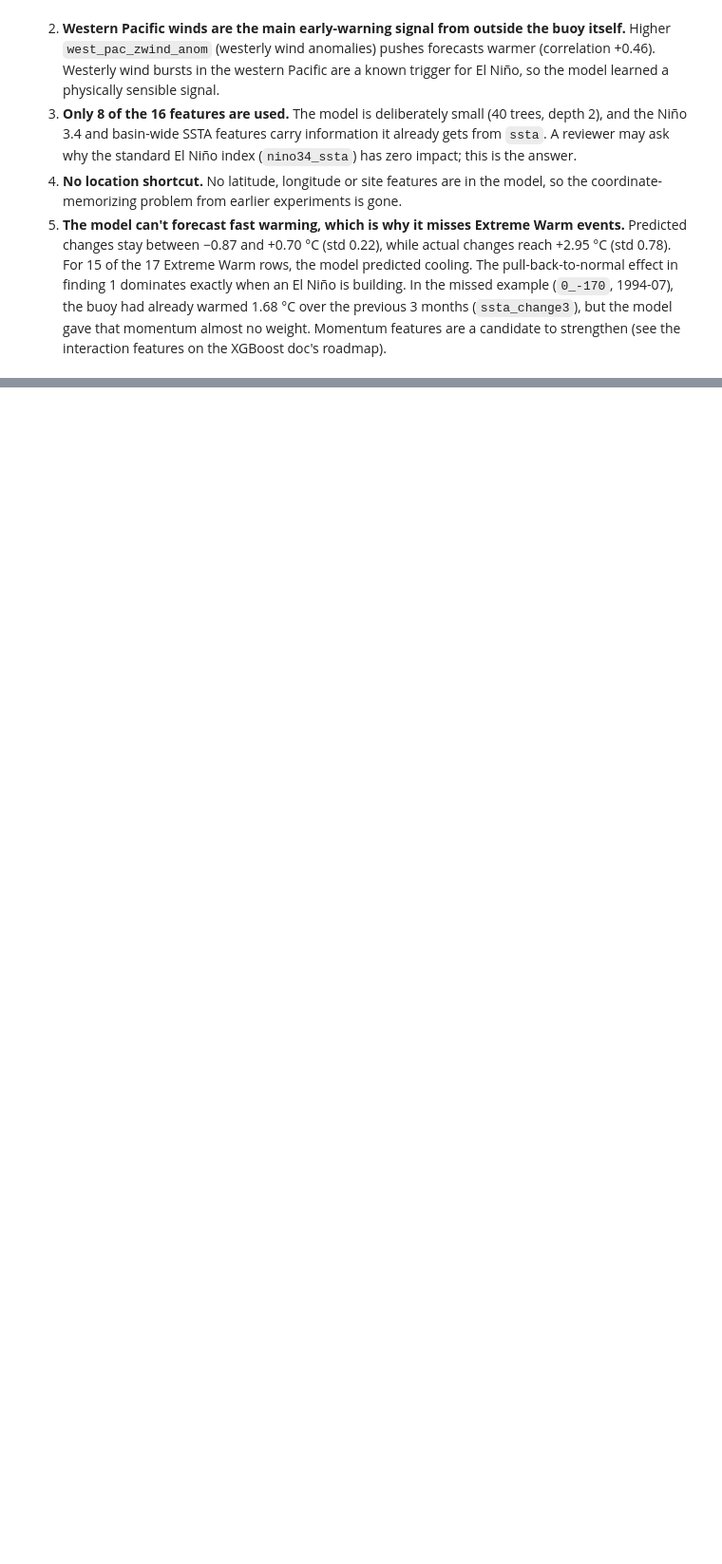
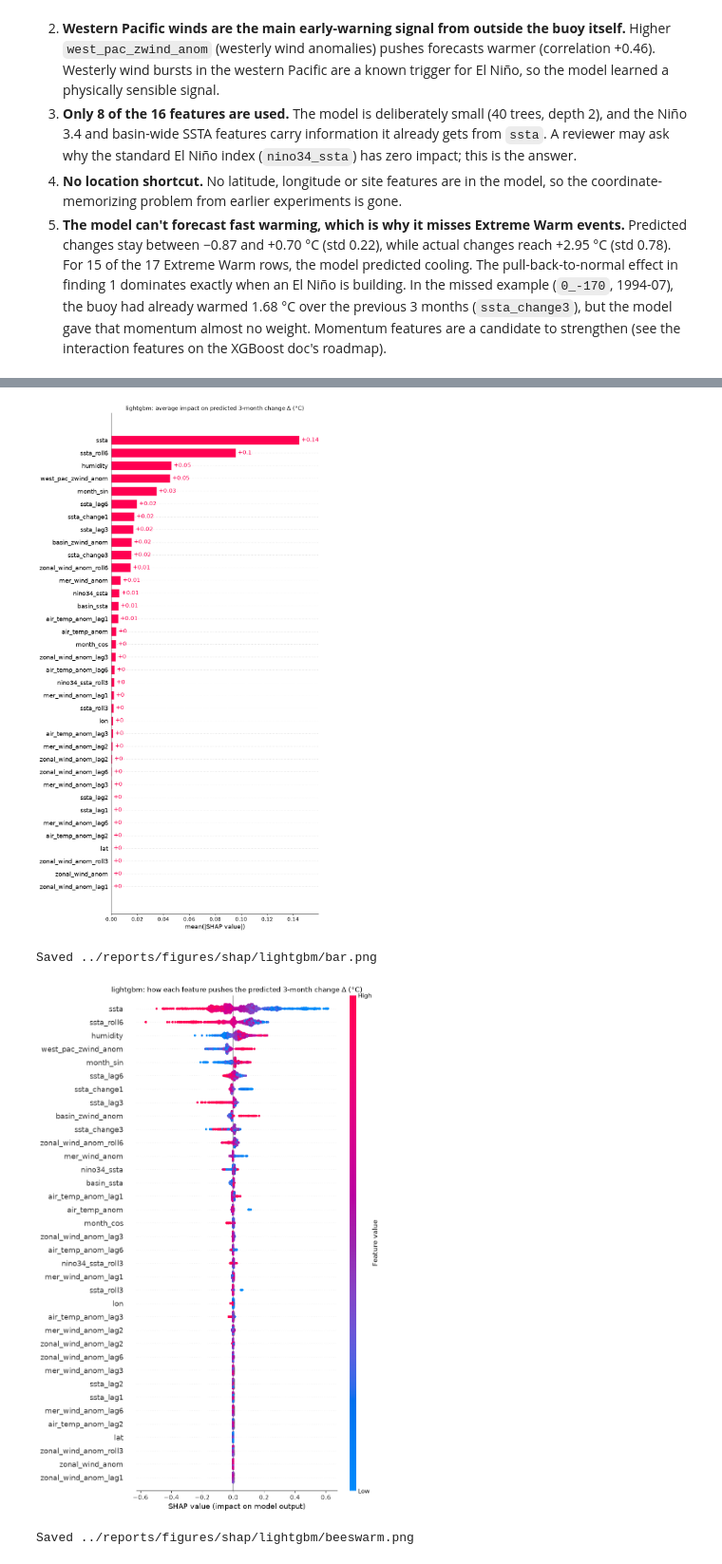
Before and after one commit to Break-Through-Tech/AWS-1A-climate-risk-modeling-for-supply-chain-resiliency, a Jupyter notebook: notebooks/model_explainability.ipynb, the cells around one changed output, grey strips where cells are left out. Shown at 95% size. Cells and saved outputs as stored; diff of their text form; code cells hidden in the pictures; blank space fills up the shorter version.

```diff
--- a/notebooks/model_explainability.ipynb
+++ b/notebooks/model_explainability.ipynb
@@ -37,6 +38,7 @@ XGBoost version: 3.4.1
 DATA_DIR = "../data/processed"
 VAL_PATH = os.path.join(DATA_DIR, "features-val.csv")
 MODEL_PATH = "../models/best_xgboost_residual_model.json"
+LGBM_MODEL_PATH = "../models/best_lightgbm_residual_model.txt"
 FIGURES_DIR = "../reports/figures/shap"
 
 # Must match FEATURES_PHYSICAL in model_xgboost_training.ipynb exactly, including order.
@@ -342,0 +358,18 @@ Extreme Warm rows: 17; predicted Δ was negative (cooling) for 15 of them
+# %%
+lgbm_model = lgb.Booster(model_file=LGBM_MODEL_PATH)
+# If you saved it with joblib instead: lgbm_model = joblib.load(LGBM_MODEL_PATH)
+
+LGBM_FEATURES = lgbm_model.feature_name()   # the 36 features, in training order
+X_val_lgb = val[LGBM_FEATURES]
+pred_delta_lgb = lgbm_model.predict(X_val_lgb)   # predicts the 3-month change Δ, like XGBoost
+
+explainer_lgb = shap.TreeExplainer(lgbm_model)
+explanation_lgb = explainer_lgb(X_val_lgb)
+
+# Additivity check: base value + SHAP values must equal the prediction
+reconstructed_lgb = explanation_lgb.base_values + explanation_lgb.values.sum(axis=1)
+max_error_lgb = np.abs(reconstructed_lgb - pred_delta_lgb).max()
+assert max_error_lgb < 1e-4, f"Additivity check failed: max error {max_error_lgb}"
+
+print(f"Additivity check passed: max error {max_error_lgb:.2e} °C")
+print(f"Base value (average predicted Δ): {float(np.mean(explanation_lgb.base_values)):+.4f} °C")
@@ -342,0 +389,11 @@ Extreme Warm rows: 17; predicted Δ was negative (cooling) for 15 of them
+# %%
+save_summary_plots(
+    explanation_lgb,
+    model_name="lightgbm",   # saves to reports/figures/shap/lightgbm/
+    output_label="predicted 3-month change Δ (°C)",
+)
+# %% [output]
+[figure, added]
+Saved ../reports/figures/shap/lightgbm/bar.png
+[figure, added]
+Saved ../reports/figures/shap/lightgbm/beeswarm.png
```
Also changed, not shown: parts of 12 cells of this notebook, 10 other files.
